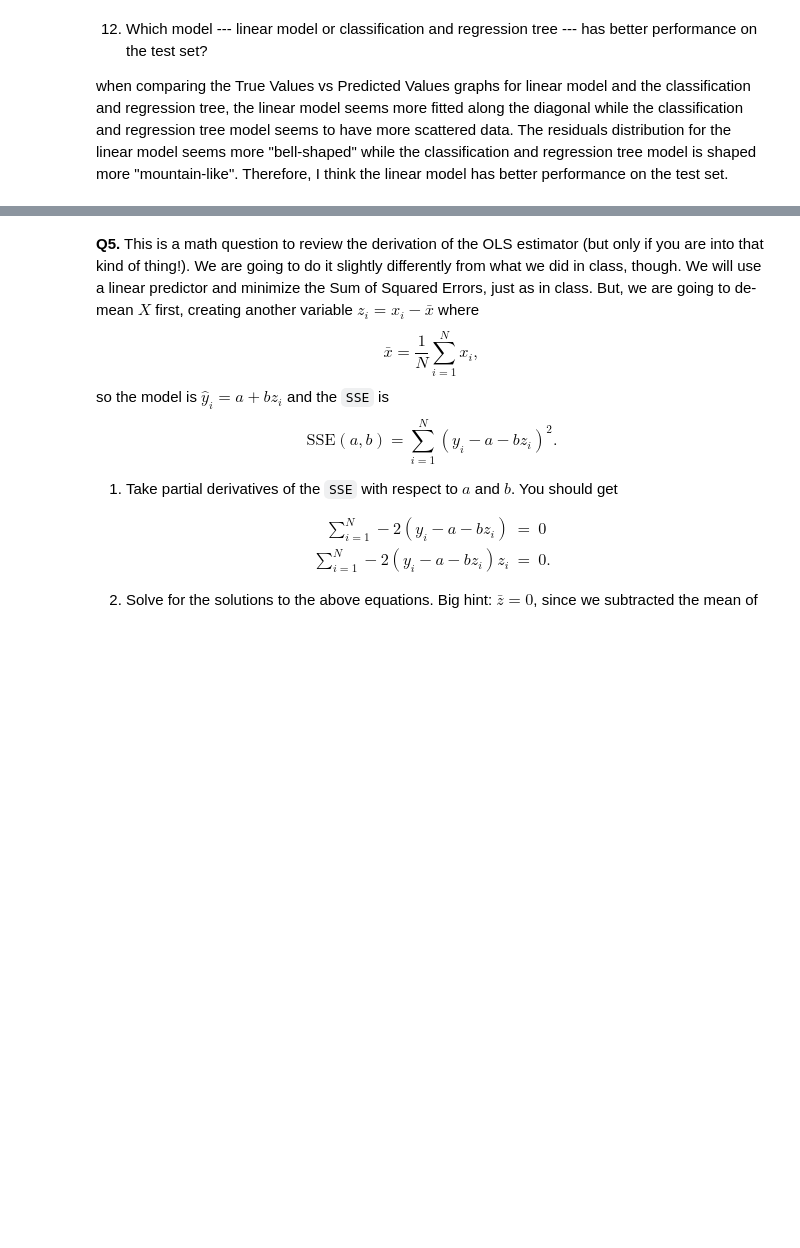
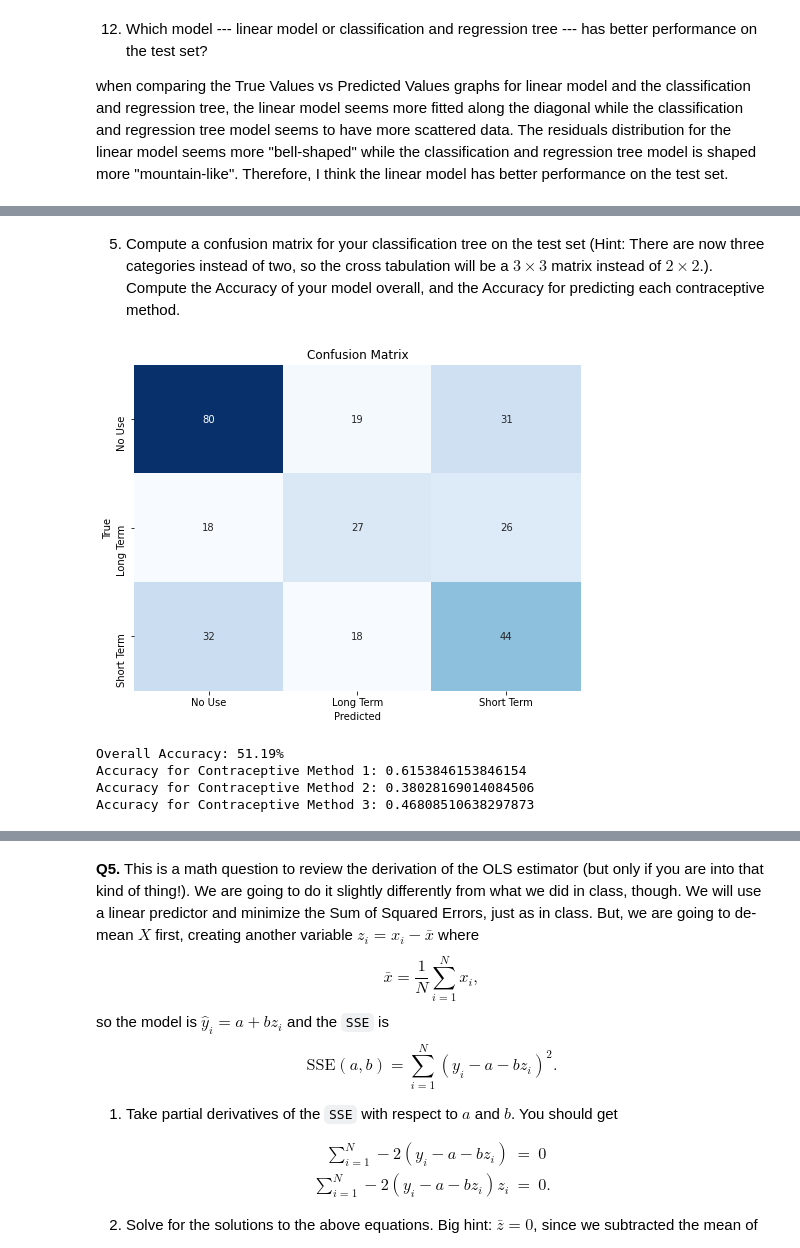
Before and after one commit to agu4yh/assignment4, a Jupyter notebook: assignment4.ipynb, the cells around one changed output, grey strips where cells are left out. Saved outputs shown, nothing was run; the diff lists cells and outputs as text; code cells hidden in the pictures; blank space fills up the shorter version.

```diff
--- a/assignment4.ipynb
+++ b/assignment4.ipynb
@@ -492,0 +652,32 @@ when comparing the True Values vs Predicted Values graphs for linear model and t
+# %% [markdown]
+  5. Compute a confusion matrix for your classification tree on the test set (Hint: There are now three categories instead of two, so the cross tabulation will be a $3 \times 3$ matrix instead of $2 \times 2$.). Compute the Accuracy of your model overall, and the Accuracy for predicting each contraceptive method.
+# %%
+from sklearn.metrics import confusion_matrix, accuracy_score, classification_report
+
+# Compute the confusion matrix
+conf_matrix = confusion_matrix(y_test, y_pred_class)
+
+# Display the confusion matrix
+plt.figure(figsize=(8, 6))
+sns.heatmap(conf_matrix, annot=True, fmt='d', cmap='Blues', cbar=False,
+            xticklabels=['No Use', 'Long Term', 'Short Term'],
+            yticklabels=['No Use', 'Long Term', 'Short Term'])
+plt.xlabel('Predicted')
+plt.ylabel('True')
+plt.title('Confusion Matrix')
+plt.show()
+
+# Compute overall accuracy
+overall_accuracy = accuracy_score(y_test, y_pred_class)
+print(f"\nOverall Accuracy: {overall_accuracy:.2%}")
+
+# Compute accuracy for each contraceptive method
+method_accuracy = [conf_matrix[i, i] / conf_matrix[i, :].sum() for i in range(conf_matrix.shape[0])]
+for method, accuracy in enumerate(method_accuracy):
+    print(f"Accuracy for Contraceptive Method {method+1}: {accuracy}")
+# %% [output]
+[figure, added]
+Overall Accuracy: 51.19%
+Accuracy for Contraceptive Method 1: 0.6153846153846154
+Accuracy for Contraceptive Method 2: 0.38028169014084506
+Accuracy for Contraceptive Method 3: 0.46808510638297873
```
Also changed, not shown: parts of 19 cells of this notebook.
